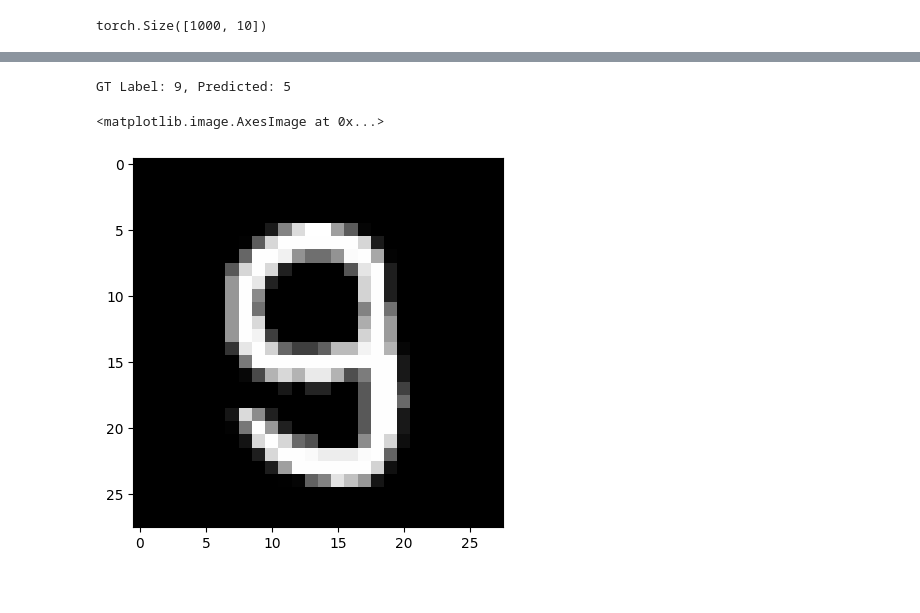
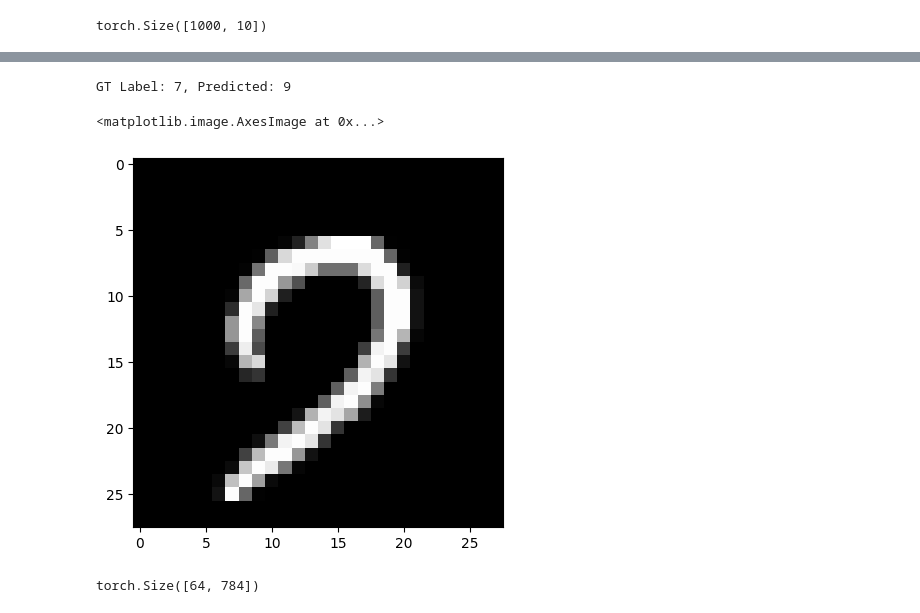
Before and after one commit to jdasam/mas1004, a Jupyter notebook: live_coding/4_MNIST_classification.ipynb, the cells around one changed output, grey strips where cells are left out. Drawn from its saved outputs; the diff is of its cells as text; code cells hidden in the pictures.

```diff
--- a/live_coding/4_MNIST_classification.ipynb
+++ b/live_coding/4_MNIST_classification.ipynb
@@ -264,3 +230,6 @@ Dataset MNIST
     Split: Train
     StandardTransform
 Transform: ToTensor()
+# %%
+img, label = train_data[0] ## calling __getitem__ method of train_data
+img.shape, label
@@ -531,3 +480,5 @@ Requirement already satisfied: tqdm in /usr/local/lib/python3.10/dist-packages (
+# %%
+DEV = 'cuda' # all uppercase variable name means this variable is global variable
 # %%
 import time
 from tqdm.auto import tqdm
@@ -597,5 +647,9 @@ tensor([[    0.0000,     0.0000,     0.0003,     0.0000,     0.0000,     0.0000,
+# %%
+# Check failure case
+
+batch = next(iter(test_loader))
+
+imgs, labels = batch
+pred, logit = model(imgs.to(DEV))
 # %%
-# torch.argmax
-# return the indices that has maximum value
-predicted_labels = torch.argmax(pred, dim=1).cpu()
-predicted_labels[:10]
+predicted_labels = torch.argmax(pred, dim=-1).cpu()
@@ -615,11 +663,15 @@ torch.where(predicted_labels != labels)
 # %%
-idx = 241
+idx = 846
 img, label = test_data[idx]
 predicted_lb = predicted_labels[idx].item()
 
 print(f"GT Label: {label}, Predicted: {predicted_lb}")
 plt.imshow(img.squeeze())
 # %% [output]
-GT Label: 9, Predicted: 5
+GT Label: 7, Predicted: 9
 <matplotlib.image.AxesImage at 0x...>
-[figure, old version]
+[figure, new version]
+# %%
+model.layers[0].weight.shape
+# %% [output]
+torch.Size([64, 784])
```
Also changed, not shown: parts of 53 cells of this notebook.
